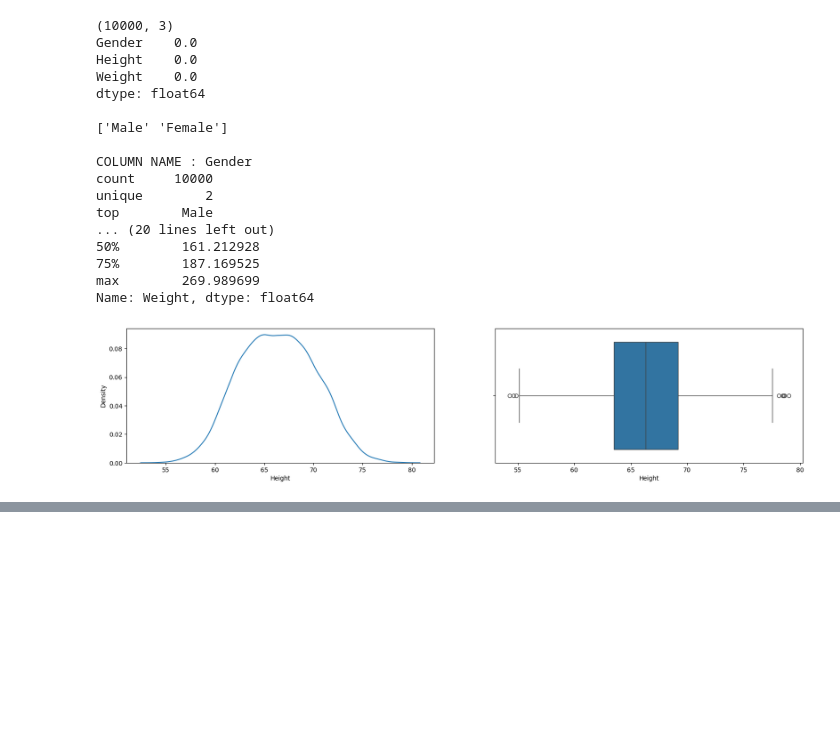
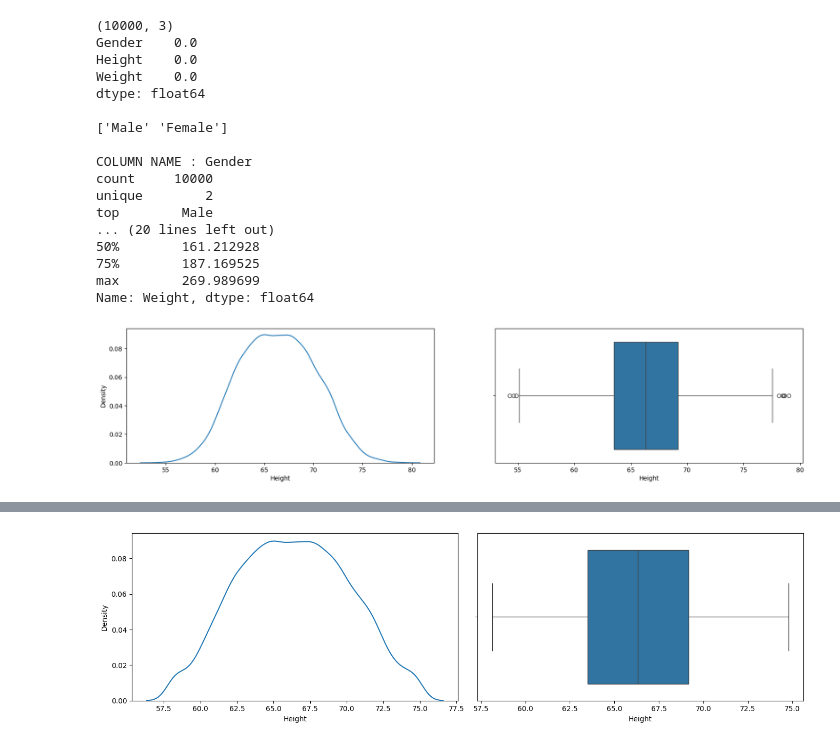
Before and after one commit to Ashura369/Python_and_Data_Science, a Jupyter notebook: 0 ML lecture/14_3 percentile method.ipynb, the cells around one changed output, grey strips where cells are left out. Saved outputs shown, nothing was run; the diff lists cells and outputs as text; code cells hidden in the pictures; blank space fills up the shorter version.

```diff
--- a/0 ML lecture/14_3 percentile method.ipynb
+++ b/0 ML lecture/14_3 percentile method.ipynb
@@ -108,0 +169,10 @@ print(new_df.shape)
+# %%
+# also called as Winsorization
+
+df['Height'] = np.where(df['Height'] >= 74.78,
+         upper_limit,
+         np.where(df['Height'] <= 58.13,
+         lower_limit,
+         df['Height']))
+
+df['Height'].describe()
@@ -108,0 +189,13 @@ print(new_df.shape)
+# %%
+plt.figure(figsize=(14, 4))
+
+plt.subplot(121)
+sns.kdeplot(df['Height'])
+
+plt.subplot(122)
+sns.boxplot(x=df['Height'])
+
+plt.tight_layout()
+plt.show()
+# %% [output]
+[figure, added]
```
Also changed, not shown: parts of 8 cells of this notebook, 1 other file.
